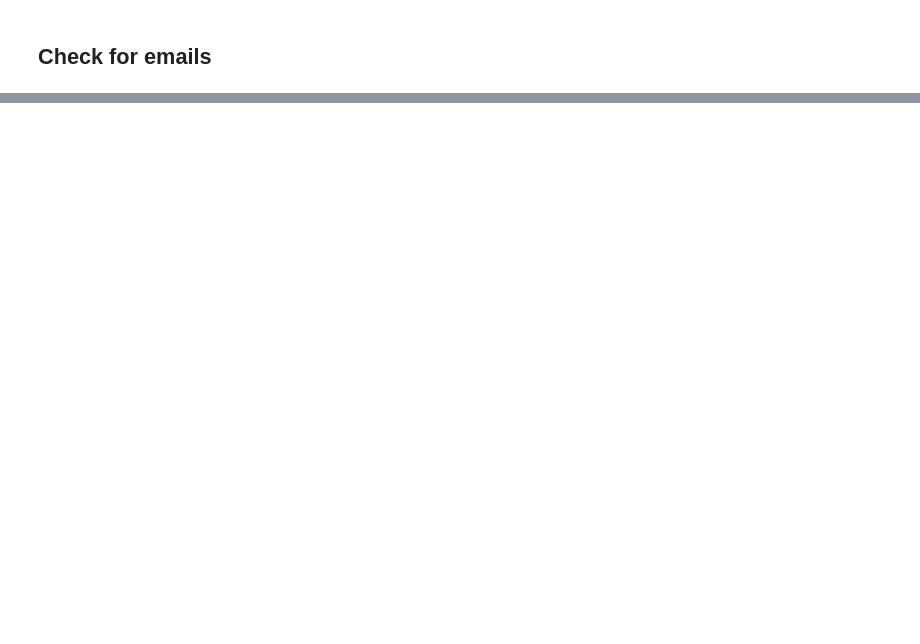
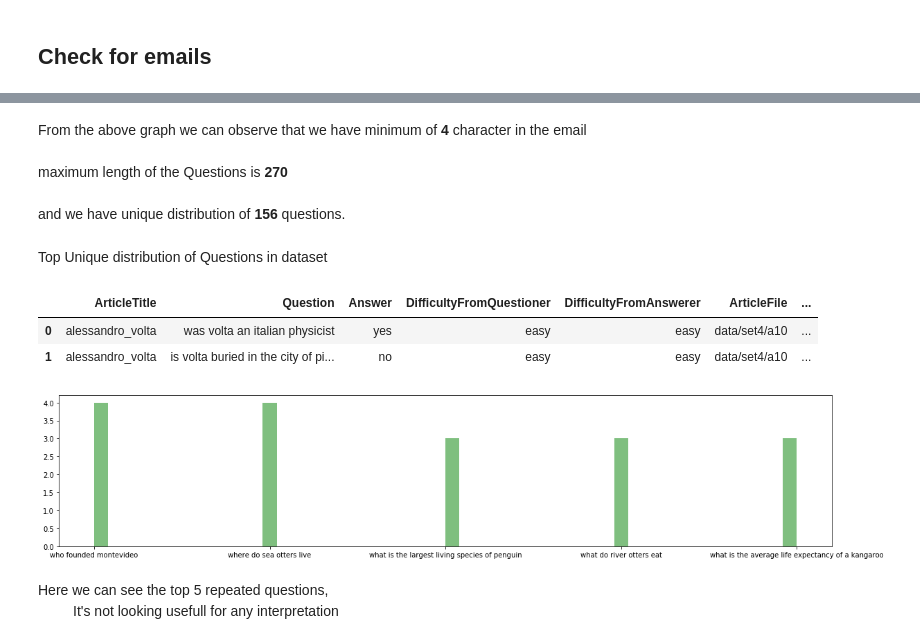
Before and after one commit to yatindma/Automated-Response-Suggestion-for-Email, a Jupyter notebook: Smart_Gmail_Reply.ipynb, the cells around one changed output, grey strips where cells are left out. Saved outputs shown, nothing was run; the diff lists cells and outputs as text; code cells hidden in the pictures; blank space fills up the shorter version.

```diff
--- a/Smart_Gmail_Reply.ipynb
+++ b/Smart_Gmail_Reply.ipynb
@@ -166,0 +266,12 @@ and <b>average length</b> if reply is nearly <b>25</b> words
+# %% [markdown]
+From the above graph we can observe that we have minimum of <b>4</b> character in the email<br><br>
+maximum length of the Questions is <b>270</b><br><br>
+and we have unique distribution of <b>156</b> questions.
+# %% [markdown]
+Top Unique distribution of Questions in dataset
+# %%
+data.head(2)
+# %% [output]
+|  | ArticleTitle | Question | Answer | DifficultyFromQuestioner | DifficultyFromAnswerer | ArticleFile | ... |
+| 0 | alessandro_volta | was volta an italian physicist | yes | easy | easy | data/set4/a10 | ... |
+| 1 | alessandro_volta | is volta buried in the city of pi... | no | easy | easy | data/set4/a10 | ... |
@@ -166,0 +285,9 @@ and <b>average length</b> if reply is nearly <b>25</b> words
+# %%
+from collections import OrderedDict
+questions_dict_sorted = OrderedDict(sorted(questions_dict.items(), key=lambda x: x[1]))
+# %%
+questions = []
+keys = []
+for item in questions_dict_sorted.items():
+  questions.append(item[0])
+  keys.append(item[1])
@@ -166,0 +297,24 @@ and <b>average length</b> if reply is nearly <b>25</b> words
+# %%
+#top 10 answers
+top_5_questions = questions[:5]
+top_5_keys = keys[:5]
+# %%
+temp_questions_list = []
+i = 0
+for key in top_5_keys:
+  for _ in range(0,key):
+    temp_questions_list.append(top_5_questions[i])
+  i += 1
+# %%
+import matplotlib
+matplotlib.rc('figure', figsize=[20,4])
+plt.hist(temp_questions_list, 50,
+         histtype='bar',
+         facecolor='g',
+         alpha=0.5)
+plt.show()
+# %% [output]
+[figure, added]
+# %% [markdown]
+Here we can see the top 5 repeated questions,<br>
+&nbsp;&nbsp;&nbsp;&nbsp;&nbsp;&nbsp;&nbsp;&nbsp; It's not looking usefull for any interpretation
```
Also changed, not shown: parts of 9 cells of this notebook.
